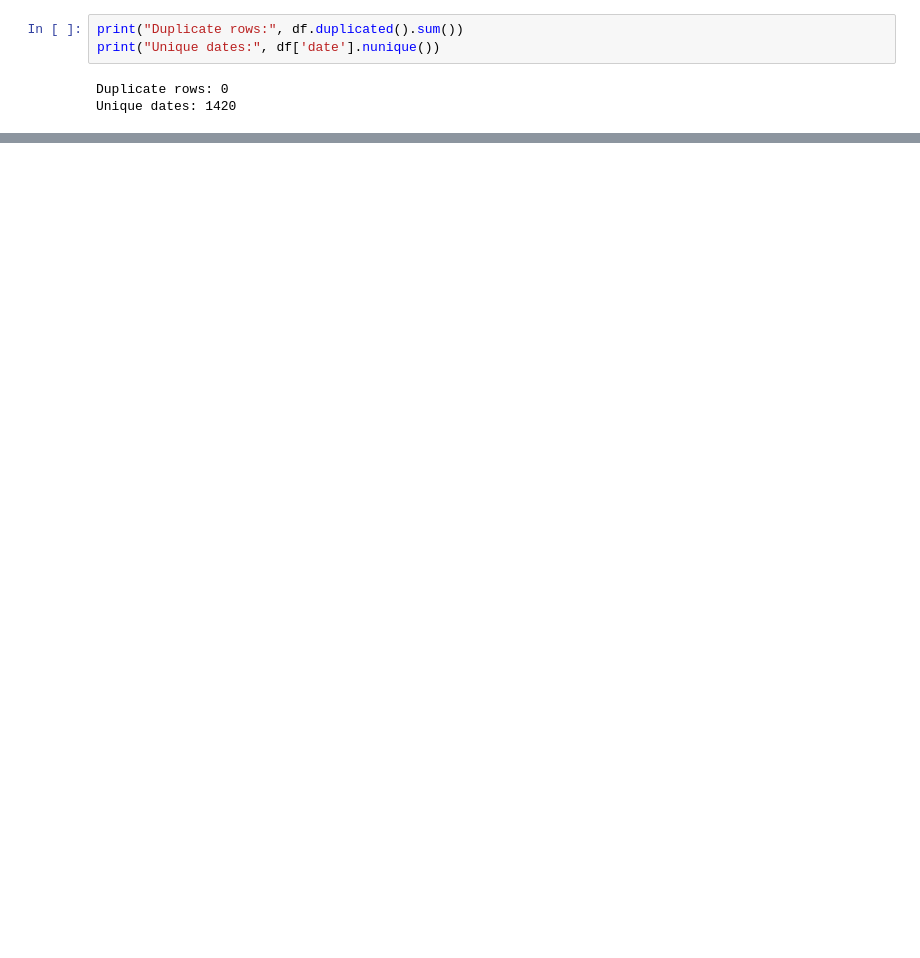
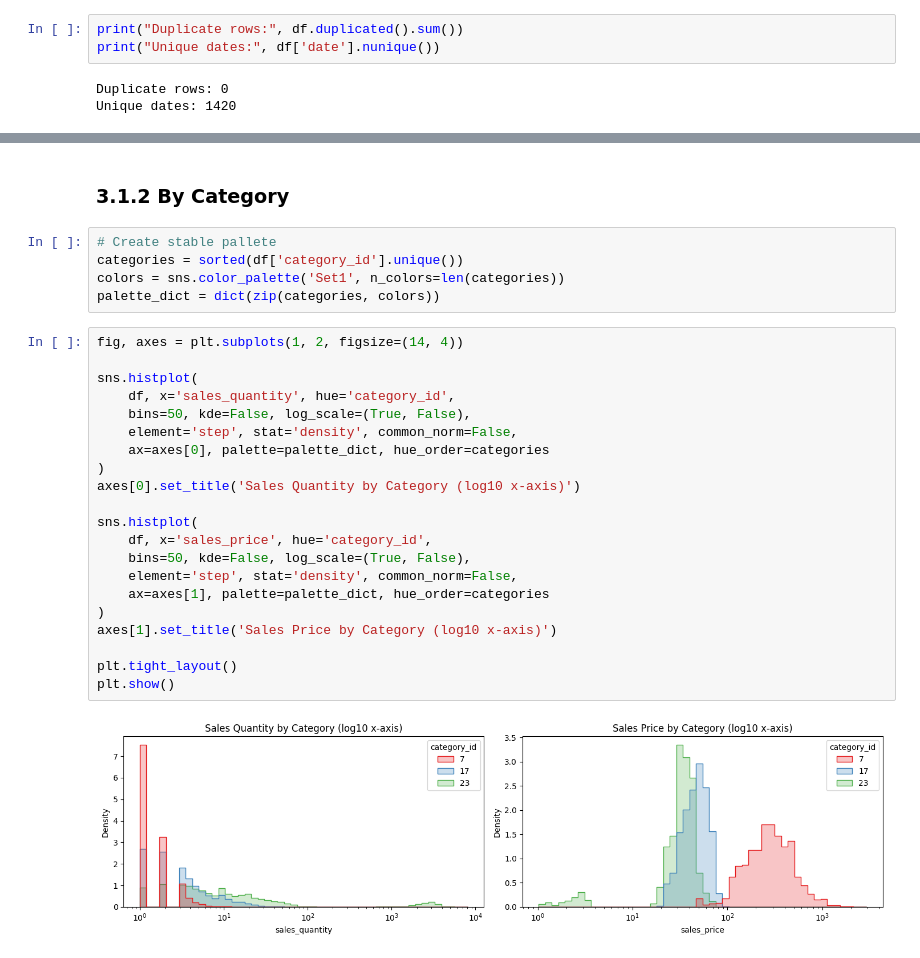
Before and after one commit to starovit/forecast-sales, a Jupyter notebook: notebooks/01_eda.ipynb, the cells around one changed output, grey strips where cells are left out. Cells and saved outputs as stored; diff of their text form; blank space fills up the shorter version.

```diff
--- a/notebooks/01_eda.ipynb
+++ b/notebooks/01_eda.ipynb
@@ -89,0 +185,30 @@ Max date: 2020-10-31 00:00:00
+# %% [markdown]
+### 3.1.2  By Category
+# %%
+# Create stable pallete
+categories = sorted(df['category_id'].unique())
+colors = sns.color_palette('Set1', n_colors=len(categories))
+palette_dict = dict(zip(categories, colors))
+# %%
+fig, axes = plt.subplots(1, 2, figsize=(14, 4))
+
+sns.histplot(
+    df, x='sales_quantity', hue='category_id',
+    bins=50, kde=False, log_scale=(True, False),
+    element='step', stat='density', common_norm=False,
+    ax=axes[0], palette=palette_dict, hue_order=categories
+)
+axes[0].set_title('Sales Quantity by Category (log10 x-axis)')
+
+sns.histplot(
+    df, x='sales_price', hue='category_id',
+    bins=50, kde=False, log_scale=(True, False),
+    element='step', stat='density', common_norm=False,
+    ax=axes[1], palette=palette_dict, hue_order=categories
+)
+axes[1].set_title('Sales Price by Category (log10 x-axis)')
+
+plt.tight_layout()
+plt.show()
+# %% [output]
+[figure, added]
```
Also changed, not shown: parts of 79 cells of this notebook, 2 other files.
